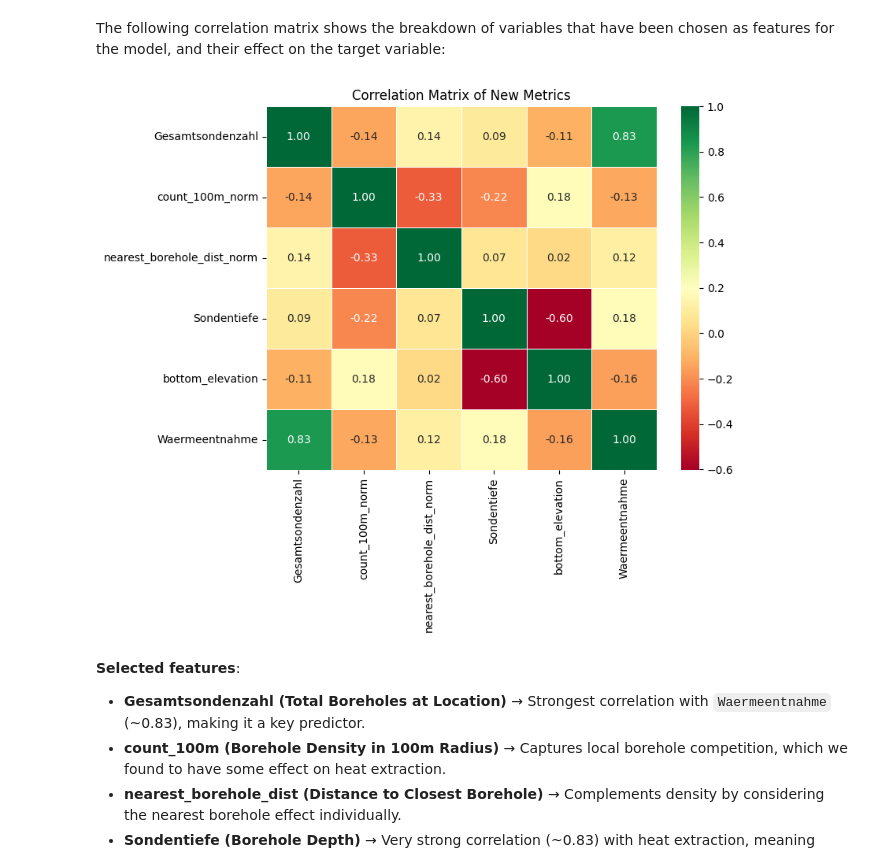
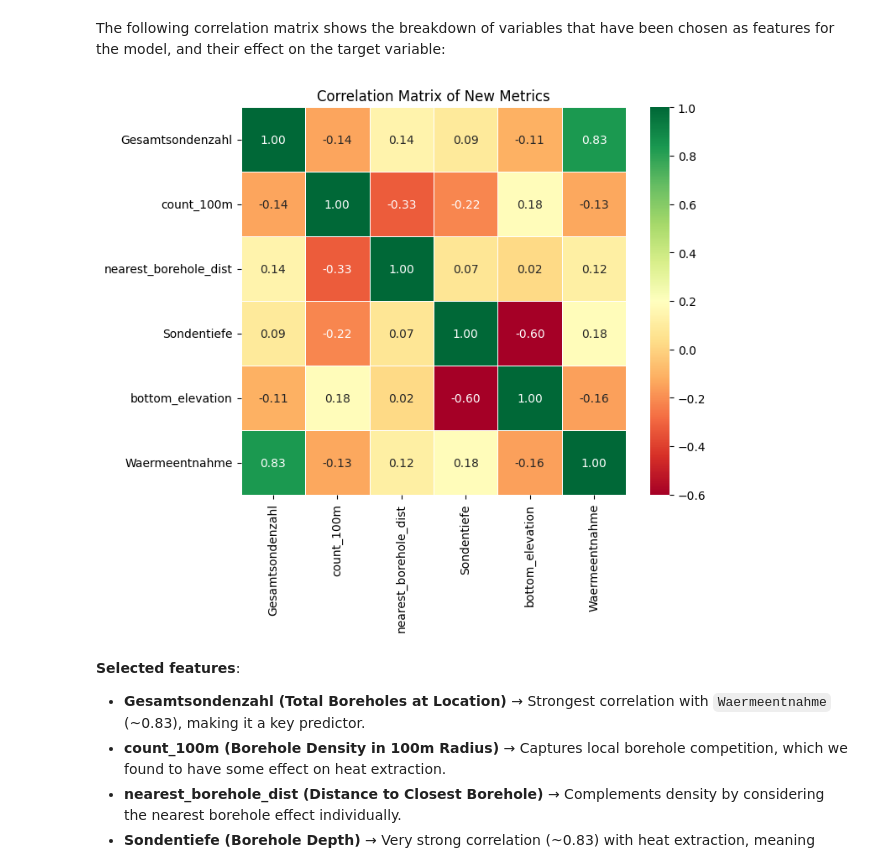
Before and after one commit to leinadher/GeoThesis, a Jupyter notebook: jupyter_notebooks/07_predictive_model.ipynb, the cells around one changed output. Saved outputs shown, nothing was run; the diff lists cells and outputs as text; code cells hidden in the pictures.

```diff
--- a/jupyter_notebooks/07_predictive_model.ipynb
+++ b/jupyter_notebooks/07_predictive_model.ipynb
@@ -71,20 +71,19 @@ zh_geothermal_probes_gdf.head()
 The following correlation matrix shows the breakdown of variables that have been chosen as features for the model, and their effect on the target variable:
 # %%
 # Select relevant numerical columns for correlation
-corr_columns = ["Gesamtsondenzahl", "count_100m_norm", "nearest_borehole_dist_norm", "Sondentiefe", "bottom_elevation", "Waermeentnahme"]
+corr_columns = ["Gesamtsondenzahl", "count_100m", "nearest_borehole_dist", "Sondentiefe", "bottom_elevation", "Waermeentnahme"]
 corr_matrix = zh_geothermal_probes_gdf[corr_columns].corr()
 
 # Plot the heatmap
-plt.figure(figsize=(8, 6))
+plt.figure(figsize=(7.4, 6))
 sns.heatmap(corr_matrix, annot=True, cmap="RdYlGn", fmt=".2f", linewidths=0.5)
 
 # Titles and labels
 plt.title("Correlation Matrix of New Metrics")
-plt.savefig("plots/07_01_cor_matrix_features.svg", format="svg", bbox_inches="tight")
 plt.savefig("plots/07_01_cor_matrix_features.png", format="png", dpi=300, bbox_inches="tight")
 plt.show()
 # %% [output]
-[figure, old version]
+[figure, new version]
 # %% [markdown]
 **Selected features**:
 
```
Also changed, not shown: parts of 8 cells of this notebook, 3 other files.
